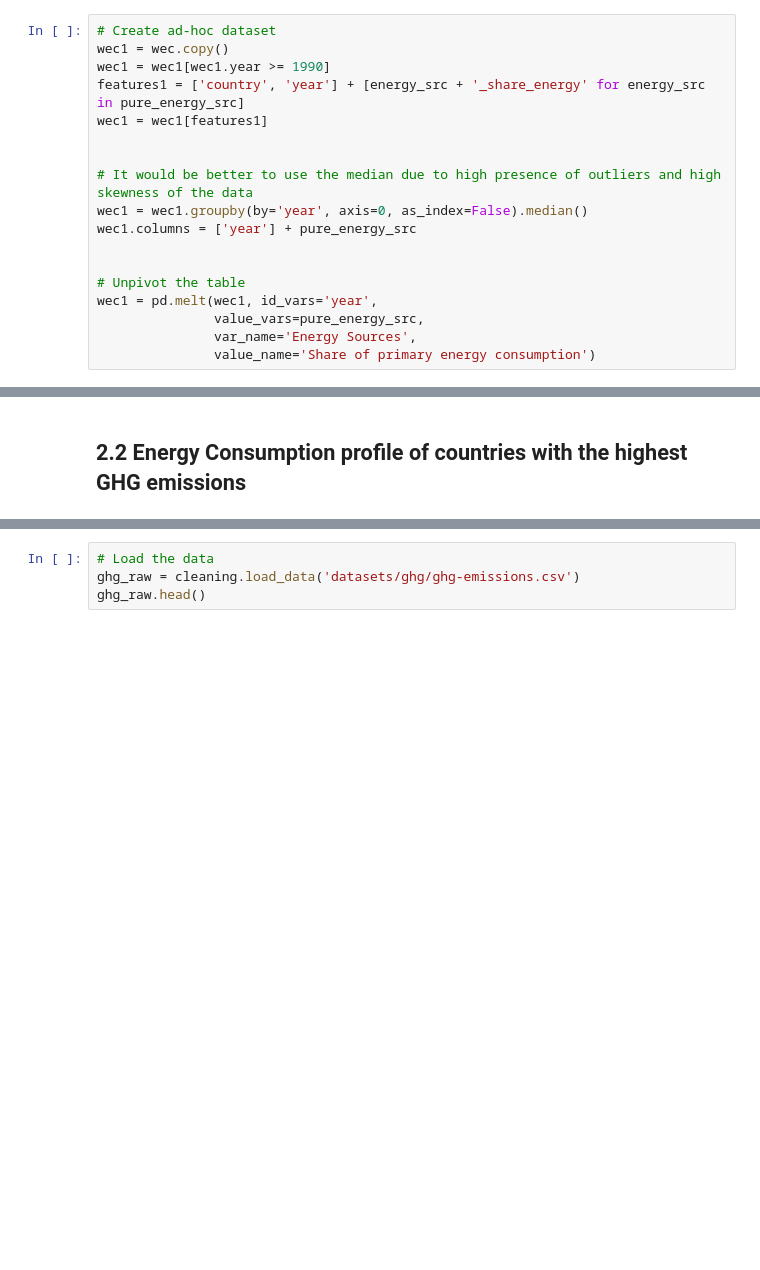
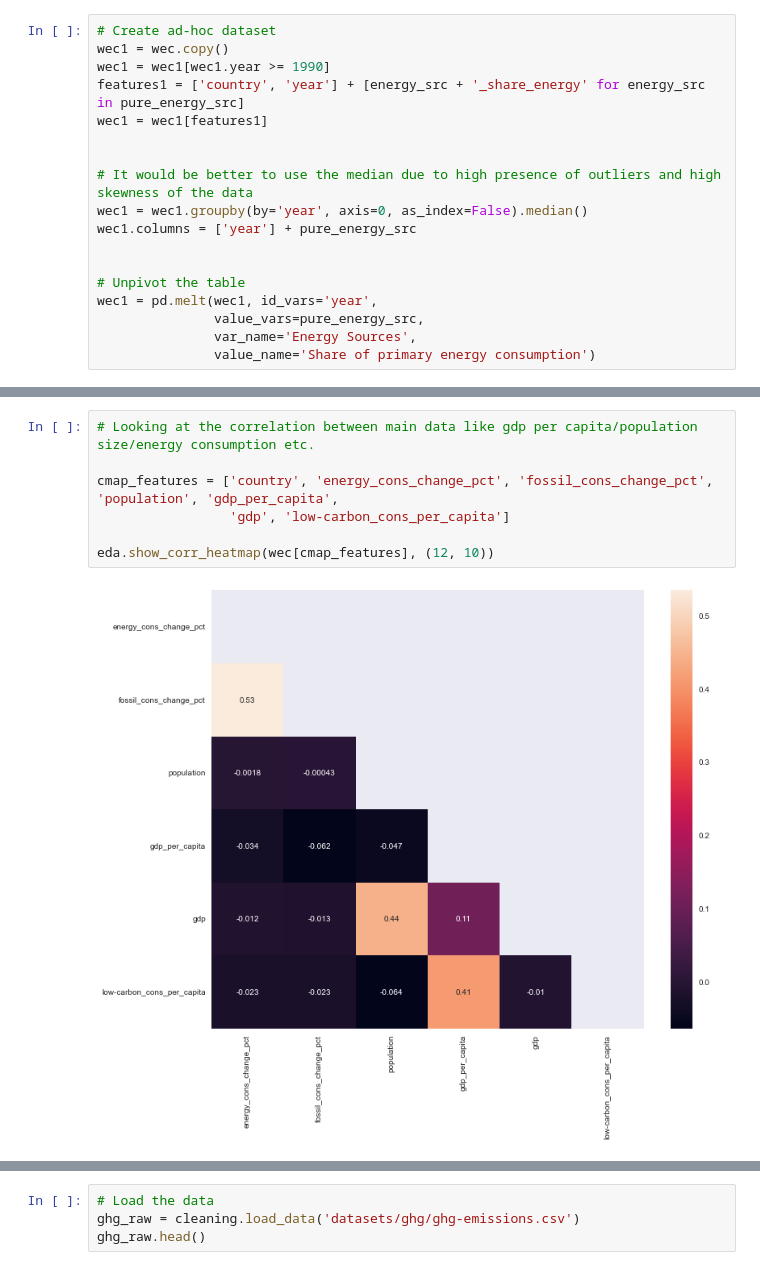
Before and after one commit to Edoardo1996/iornhack-final-project, a Jupyter notebook: main.ipynb, the cells around one changed output, grey strips where cells are left out. Drawn from its saved outputs; the diff is of its cells as text; blank space fills up the shorter version.

```diff
--- a/main.ipynb
+++ b/main.ipynb
@@ -553,2 +517,9 @@ plt.show()
-# %% [markdown]
-## 2.2 Energy Consumption profile of countries with the highest GHG emissions
+# %%
+# Looking at the correlation between main data like gdp per capita/population size/energy consumption etc.
+
+cmap_features = ['country', 'energy_cons_change_pct', 'fossil_cons_change_pct', 'population', 'gdp_per_capita',
+                 'gdp', 'low-carbon_cons_per_capita']
+
+eda.show_corr_heatmap(wec[cmap_features], (12, 10))
+# %% [output]
+[figure, added]
```
Also changed, not shown: parts of 20 cells of this notebook.
